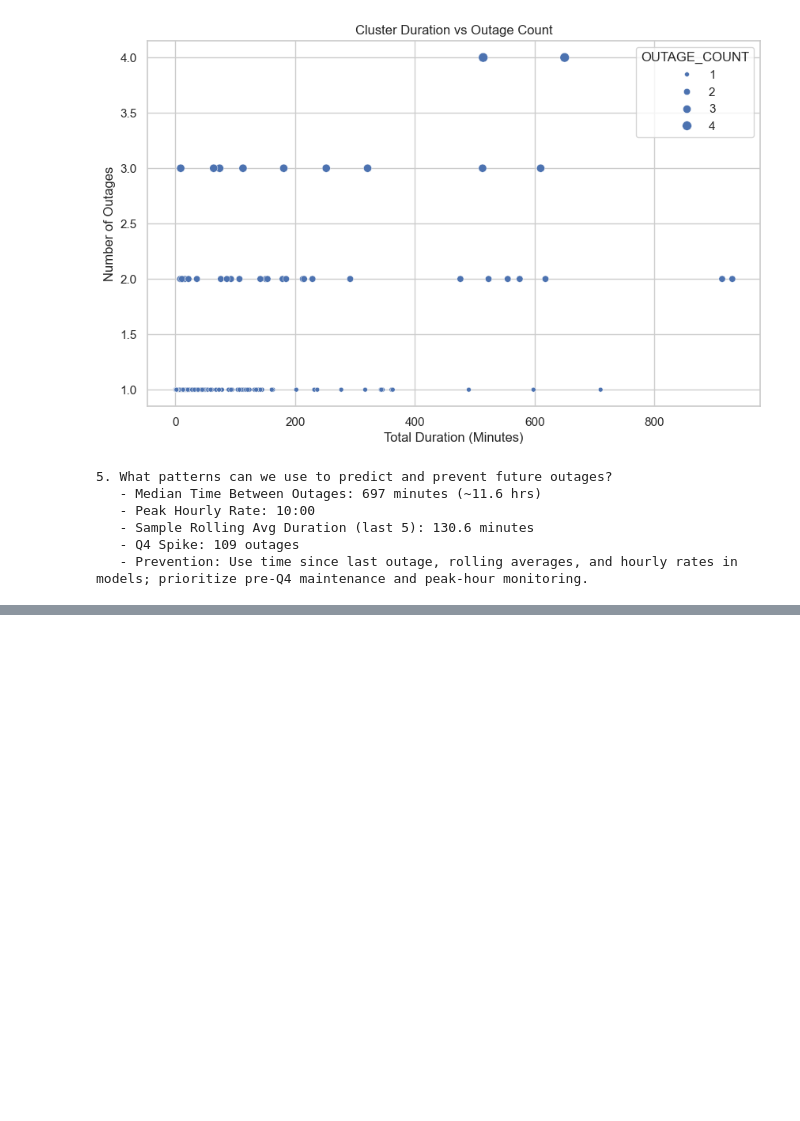
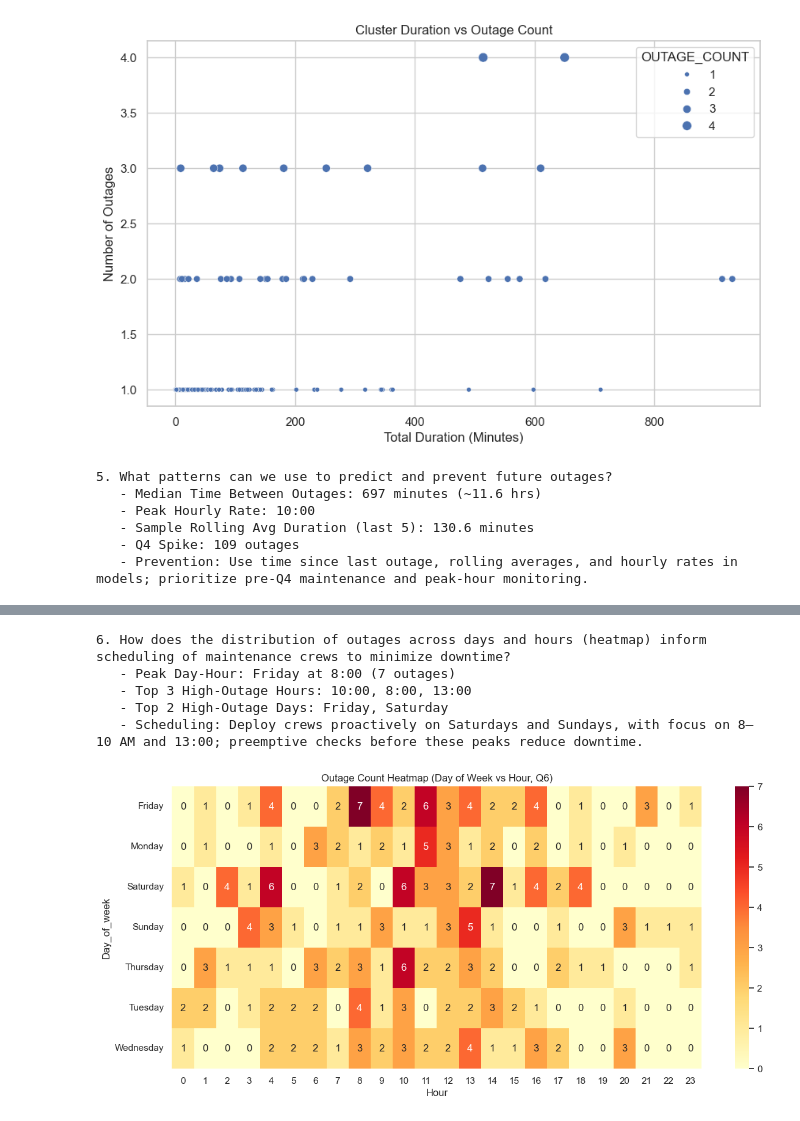
Before and after one commit to Phionanamugga/POWER_GRID_AI_PREDICITIVE_MAINTENANCE, a Jupyter notebook: power_outages.ipynb, the cells around one changed output, grey strips where cells are left out. Cells and saved outputs as stored; diff of their text form; code cells hidden in the pictures; blank space fills up the shorter version.

Commit message:
informs scheduling of maintenance crews to minimize downtime[Delivers#189071496]

```diff
--- a/power_outages.ipynb
+++ b/power_outages.ipynb
@@ -231,0 +246,24 @@ print("   - Prevention: Use time since last outage, rolling averages, and hourly
+# %%
+# Q6: How does the distribution of outages across days and hours inform scheduling of maintenance crews?
+print("\n6. How does the distribution of outages across days and hours (heatmap) inform scheduling of maintenance crews to minimize downtime?")
+heatmapdata = df.pivot_table(index='Day_of_week', columns='Hour', values='DURATION_MINUTES',
+                              aggfunc='count', fill_value=0)
+peakdayhour = heatmapdata.stack().idxmax()
+peakdayhourcount = heatmapdata.stack().max()
+highoutagehours = heatmapdata.sum(axis=0).nlargest(3).index.tolist()
+highoutagedays = heatmapdata.sum(axis=1).nlargest(2).index.tolist()
+print(f"   - Peak Day-Hour: {peakdayhour[0]} at {peakdayhour[1]}:00 ({peakdayhourcount} outages)")
+print(f"   - Top 3 High-Outage Hours: {', '.join([f'{h}:00' for h in highoutagehours])}")
+print(f"   - Top 2 High-Outage Days: {', '.join(highoutagedays)}")
+print("   - Scheduling: Deploy crews proactively on Saturdays and Sundays, with focus on 8–10 AM and 13:00; preemptive checks before these peaks reduce downtime.")
+plt.figure(figsize=(14, 6))
+sns.heatmap(heatmapdata, cmap='YlOrRd', annot=True, fmt='d')
+plt.title('Outage Count Heatmap (Day of Week vs Hour, Q6)')
+plt.show()
+# %% [output]
+6. How does the distribution of outages across days and hours (heatmap) inform scheduling of maintenance crews to minimize downtime?
+   - Peak Day-Hour: Friday at 8:00 (7 outages)
+   - Top 3 High-Outage Hours: 10:00, 8:00, 13:00
+   - Top 2 High-Outage Days: Friday, Saturday
+   - Scheduling: Deploy crews proactively on Saturdays and Sundays, with focus on 8–10 AM and 13:00; preemptive checks before these peaks reduce downtime.
+[figure, added]
```
Also changed, not shown: parts of 1 cell of this notebook.
